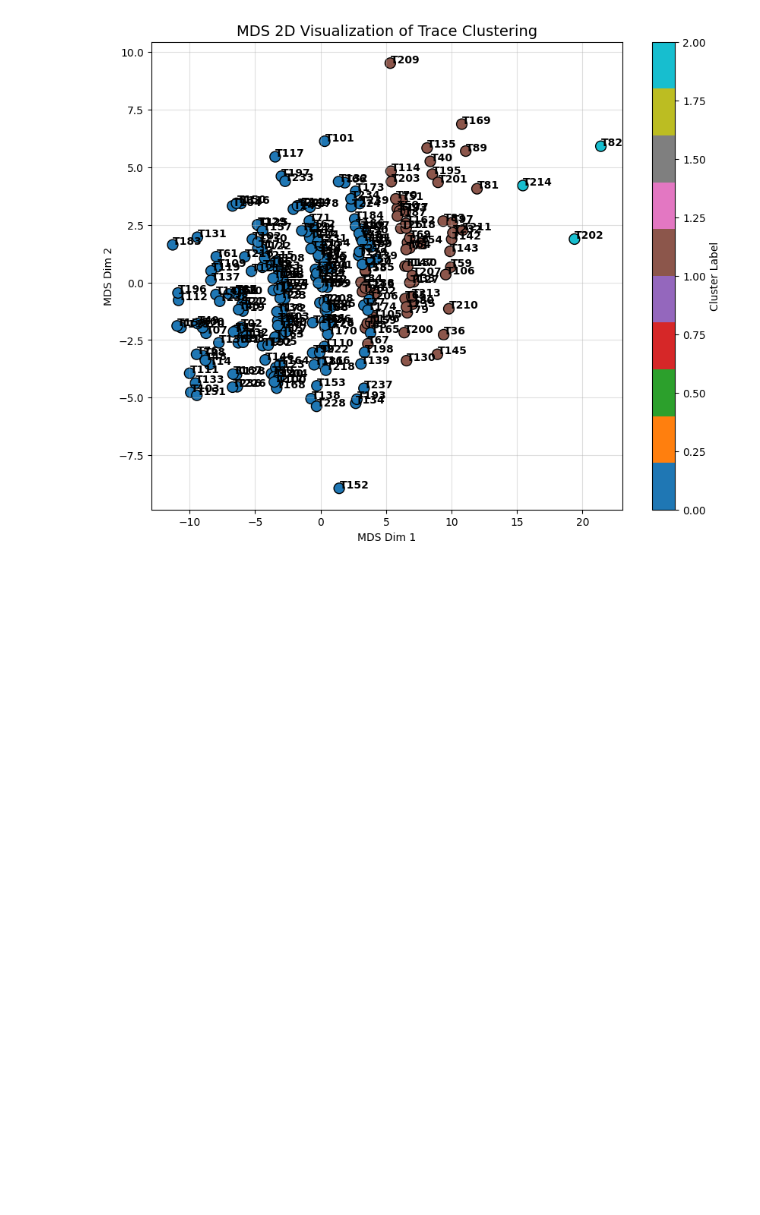
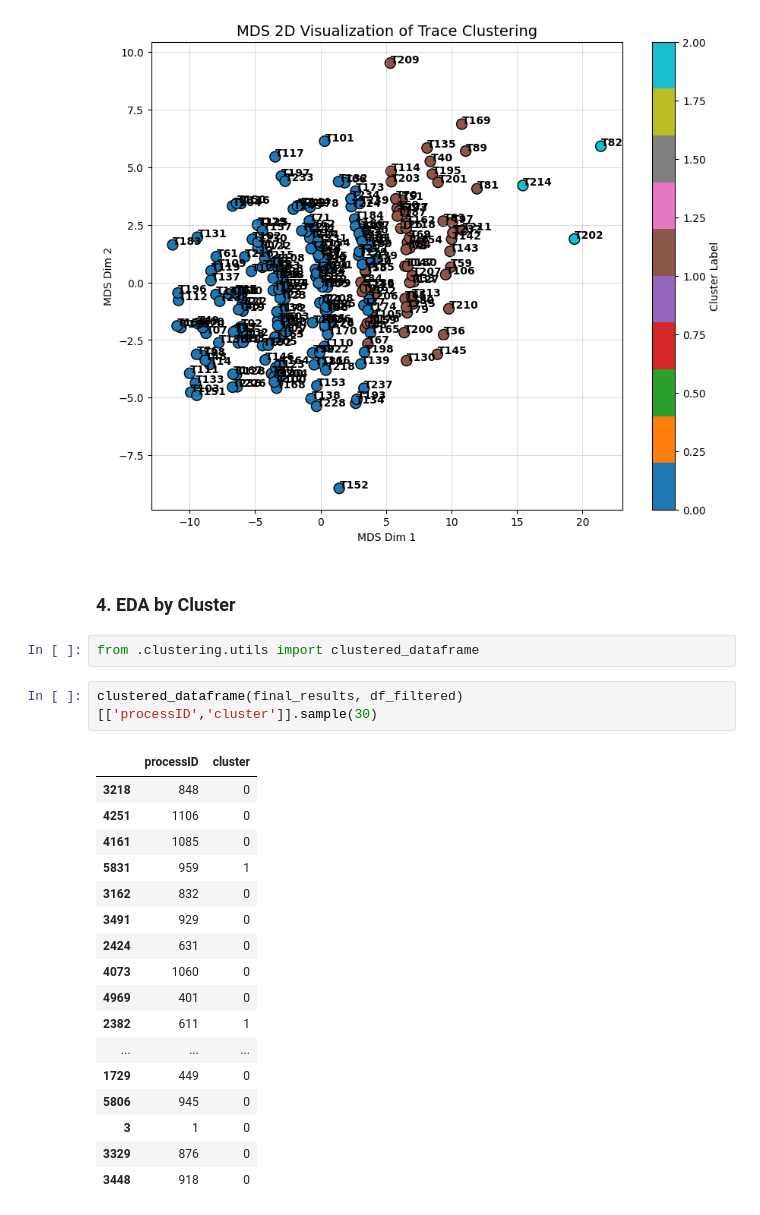
Before and after one commit to finn-sharp/Process-Mining-Analysis-on-MLB, a Jupyter notebook: inference.ipynb, the cells around one changed output. Drawn from its saved outputs; the diff is of its cells as text; blank space fills up the shorter version.

Commit message:
[FEAT] mapping function 정의와 실제 군집별 EDA 가이드 자료 제작 process를 군집화한 이후 분류된 군집을 라벨링하여 기존 dataframe에 mapping 후 다시 기존의 BasedTraces, ProcessEDA 등의 모듈을 사용할 수 있도록 개선 #8 : clused

```diff
--- a/inference.ipynb
+++ b/inference.ipynb
@@ -354,3 +354,27 @@ cluster 0 :  3 개
 MDS(final_results)
 # %% [output]
 [figure]
+# %% [markdown]
+### 4. EDA by Cluster
+# %%
+from .clustering.utils import clustered_dataframe
+# %%
+clustered_dataframe(final_results, df_filtered)[['processID','cluster']].sample(30)
+# %% [output]
+|  | processID | cluster |
+| 3218 | 848 | 0 |
+| 4251 | 1106 | 0 |
+| 4161 | 1085 | 0 |
+| 5831 | 959 | 1 |
+| 3162 | 832 | 0 |
+| 3491 | 929 | 0 |
+| 2424 | 631 | 0 |
+| 4073 | 1060 | 0 |
+| 4969 | 401 | 0 |
+| 2382 | 611 | 1 |
+| ... | ... | ... |
+| 1729 | 449 | 0 |
+| 5806 | 945 | 0 |
+| 3 | 1 | 0 |
+| 3329 | 876 | 0 |
+| 3448 | 918 | 0 |
```
Also changed, not shown: parts of 2 cells of this notebook, 3 other files.
